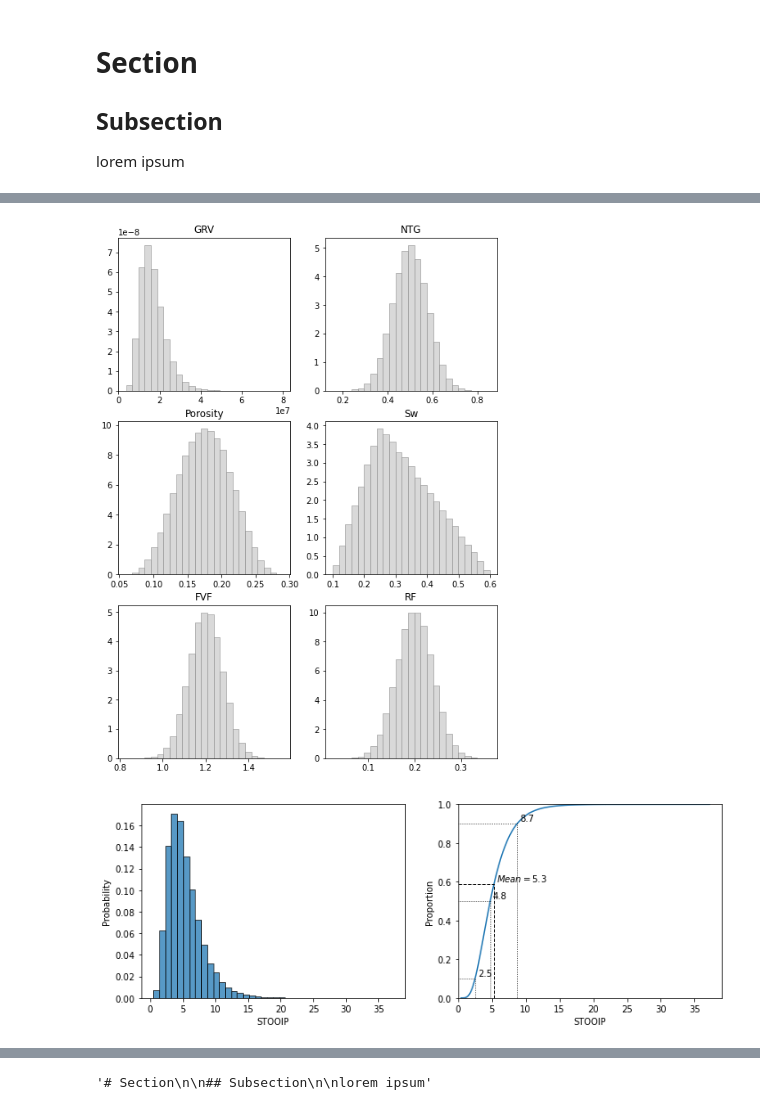
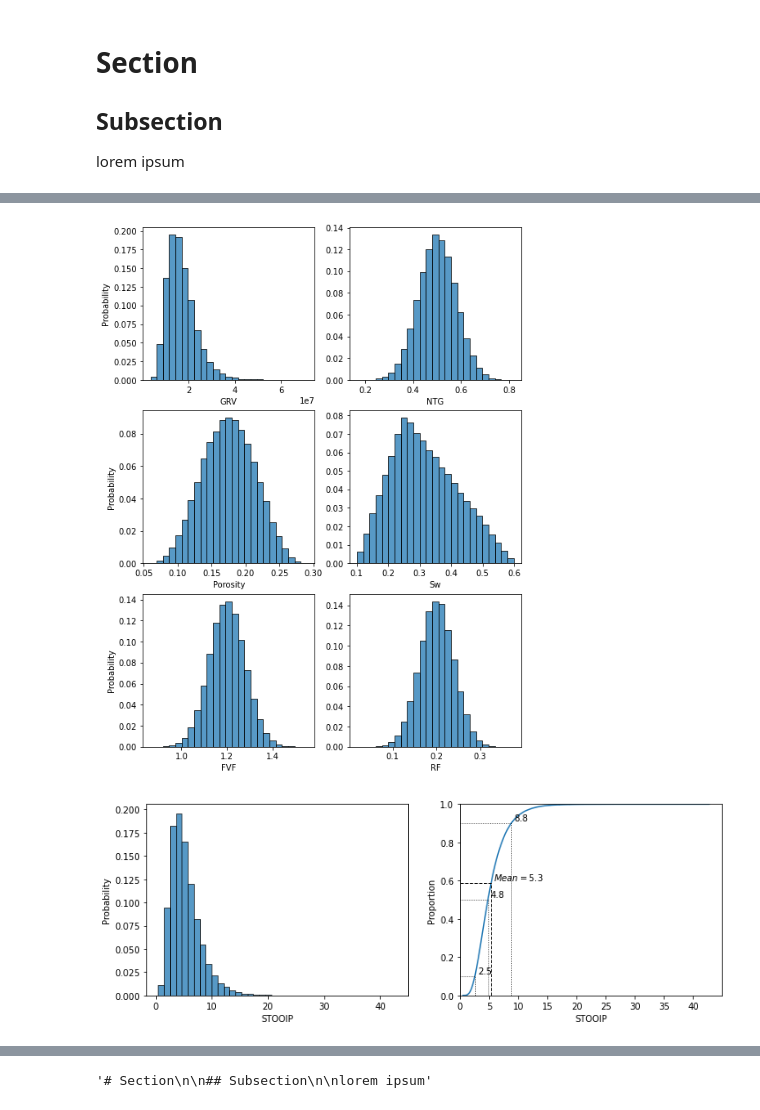
Before and after one commit to dlodola/public, a Jupyter notebook: jupyter/MonteCarlo-Part1.ipynb, the cells around one changed output, grey strips where cells are left out. Drawn from its saved outputs; the diff is of its cells as text; code cells hidden in the pictures.

```diff
--- a/jupyter/MonteCarlo-Part1.ipynb
+++ b/jupyter/MonteCarlo-Part1.ipynb
@@ -71,21 +71,22 @@ realisations = pd.DataFrame([], columns=params)
 # %%
 num_samples = 100_000
 
 fig, ax = plt.subplots(nrows=(len(params) // 2
                               + len(params) % 2),
                        ncols=2,
                        figsize=(8.3, 11.7))
 ax = ax.flatten()
 
 for i, (k, v) in enumerate(params.items()):
     x = v.rvs(num_samples)
     realisations[k] = x
-    ax[i].hist(x, bins=25, density=True,
-               fc='0.85', ec='0.5', lw=0.5,)
-    ax[i].set_title(k)
+    sns.histplot(data=realisations, x=k, ax=ax[i],
+                 stat='probability', bins=25,)
+    if i % 2 == 1:
+        ax[i].set_ylabel(None)
 plt.show()
 # %% [output]
-[figure, old version]
+[figure, new version]
 # %%
 realisations['STOOIP'] = (realisations['GRV']
                      * realisations['NTG']
@@ -122,7 +123,7 @@ ax[1].annotate('$Mean={:.1f}$'.format(mean),
                textcoords='offset pixels')
 plt.show()
 # %% [output]
-[figure, old version]
+[figure, new version]
 # %%
 realisations.describe()
 # %% [output]
```
Also changed, not shown: parts of 6 cells of this notebook.
